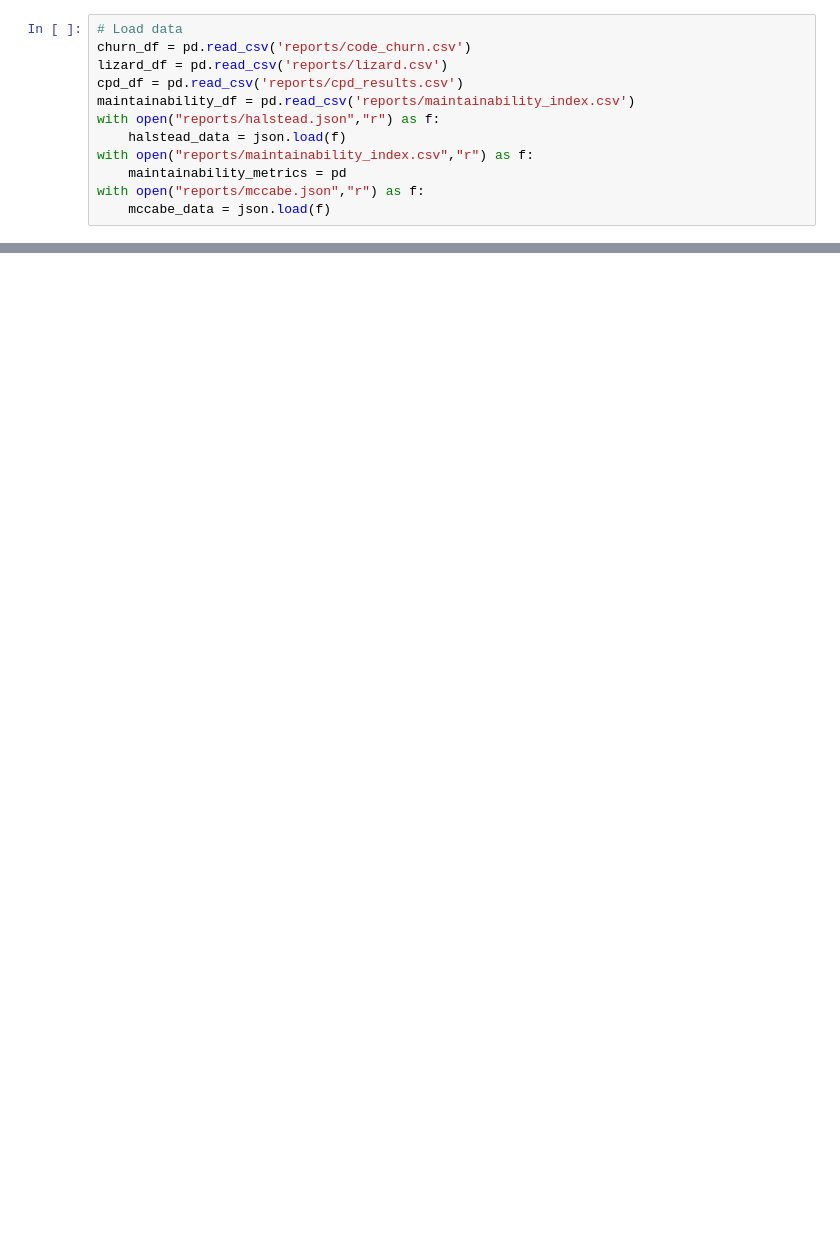
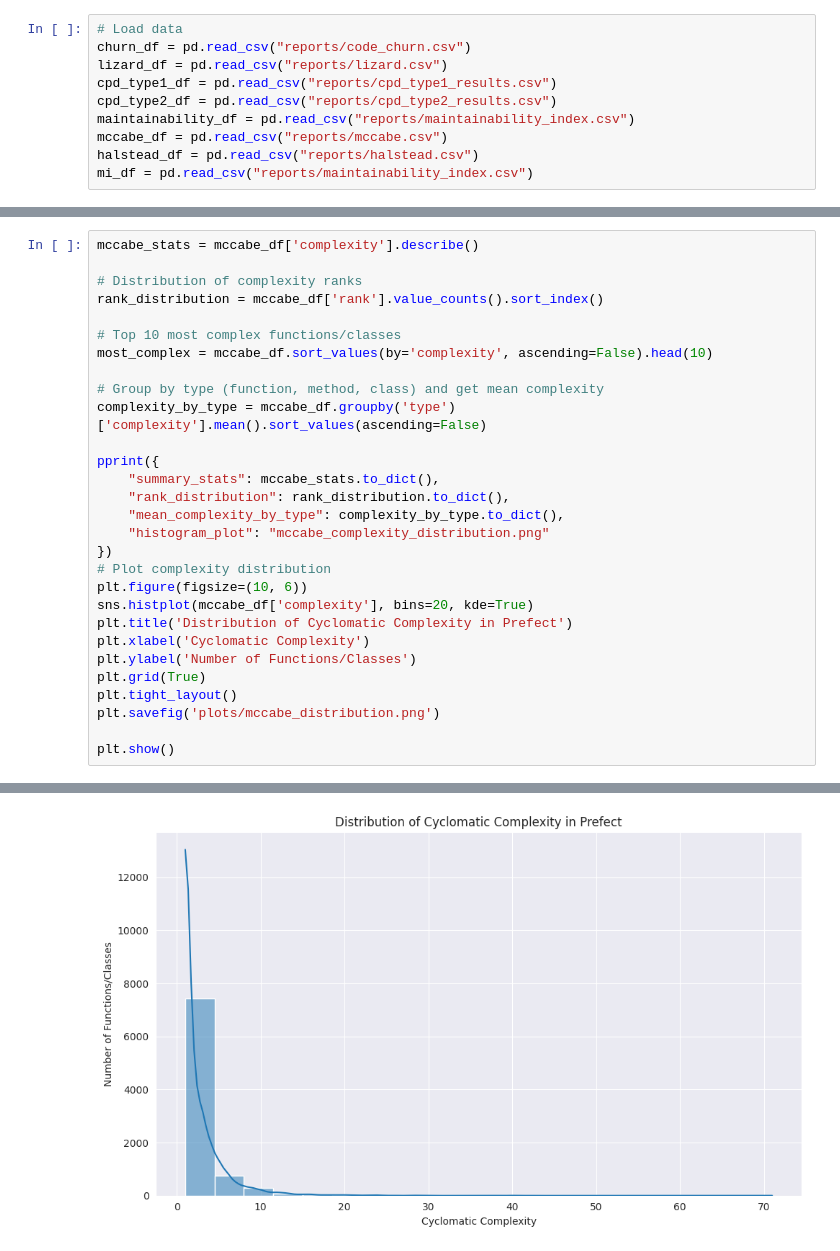
Before and after one commit to HamedGhoochanian/prefect, a Jupyter notebook: report_notebook.ipynb, the cells around one changed output, grey strips where cells are left out. Saved outputs shown, nothing was run; the diff lists cells and outputs as text; blank space fills up the shorter version.

```diff
--- a/report_notebook.ipynb
+++ b/report_notebook.ipynb
@@ -4,12 +9,10 @@ import pandas as pd
 # %%
 # Load data
-churn_df = pd.read_csv('reports/code_churn.csv')
-lizard_df = pd.read_csv('reports/lizard.csv')
-cpd_df = pd.read_csv('reports/cpd_results.csv')
-maintainability_df = pd.read_csv('reports/maintainability_index.csv')
-with open("reports/halstead.json","r") as f:
-    halstead_data = json.load(f)
-with open("reports/maintainability_index.csv","r") as f:
-    maintainability_metrics = pd
-with open("reports/mccabe.json","r") as f:
-    mccabe_data = json.load(f)
+churn_df = pd.read_csv("reports/code_churn.csv")
+lizard_df = pd.read_csv("reports/lizard.csv")
+cpd_type1_df = pd.read_csv("reports/cpd_type1_results.csv")
+cpd_type2_df = pd.read_csv("reports/cpd_type2_results.csv")
+maintainability_df = pd.read_csv("reports/maintainability_index.csv")
+mccabe_df = pd.read_csv("reports/mccabe.csv")
+halstead_df = pd.read_csv("reports/halstead.csv")
+mi_df = pd.read_csv("reports/maintainability_index.csv")
@@ -69,0 +59,30 @@ plt.show()
+# %%
+mccabe_stats = mccabe_df['complexity'].describe()
+
+# Distribution of complexity ranks
+rank_distribution = mccabe_df['rank'].value_counts().sort_index()
+
+# Top 10 most complex functions/classes
+most_complex = mccabe_df.sort_values(by='complexity', ascending=False).head(10)
+
+# Group by type (function, method, class) and get mean complexity
+complexity_by_type = mccabe_df.groupby('type')['complexity'].mean().sort_values(ascending=False)
+
+pprint({
+    "summary_stats": mccabe_stats.to_dict(),
+    "rank_distribution": rank_distribution.to_dict(),
+    "mean_complexity_by_type": complexity_by_type.to_dict(),
+    "histogram_plot": "mccabe_complexity_distribution.png"
+})
+# Plot complexity distribution
+plt.figure(figsize=(10, 6))
+sns.histplot(mccabe_df['complexity'], bins=20, kde=True)
+plt.title('Distribution of Cyclomatic Complexity in Prefect')
+plt.xlabel('Cyclomatic Complexity')
+plt.ylabel('Number of Functions/Classes')
+plt.grid(True)
+plt.tight_layout()
+plt.savefig('plots/mccabe_distribution.png')
+
+plt.show()
+# %% [output]
@@ -69,0 +102 @@ plt.show()
+[figure, added]
```
Also changed, not shown: parts of 25 cells of this notebook, 8 other files.
